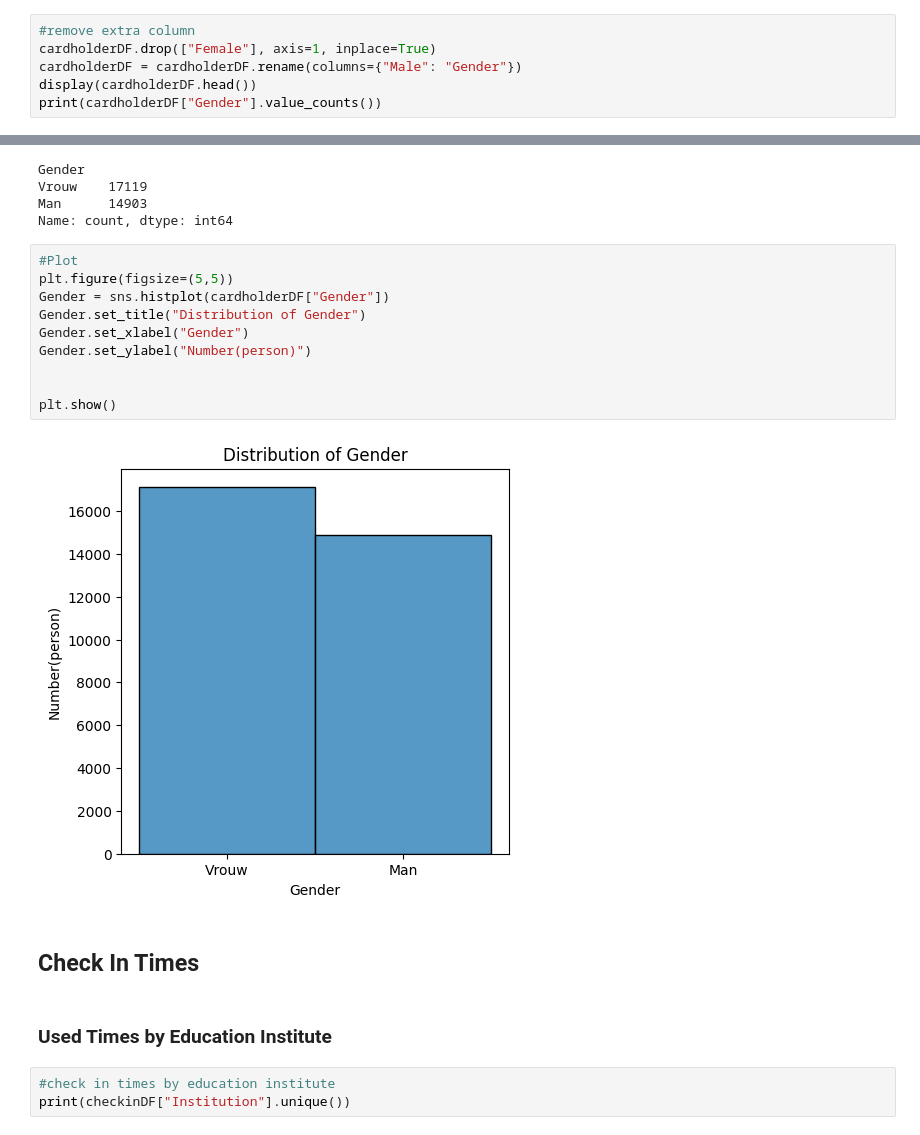
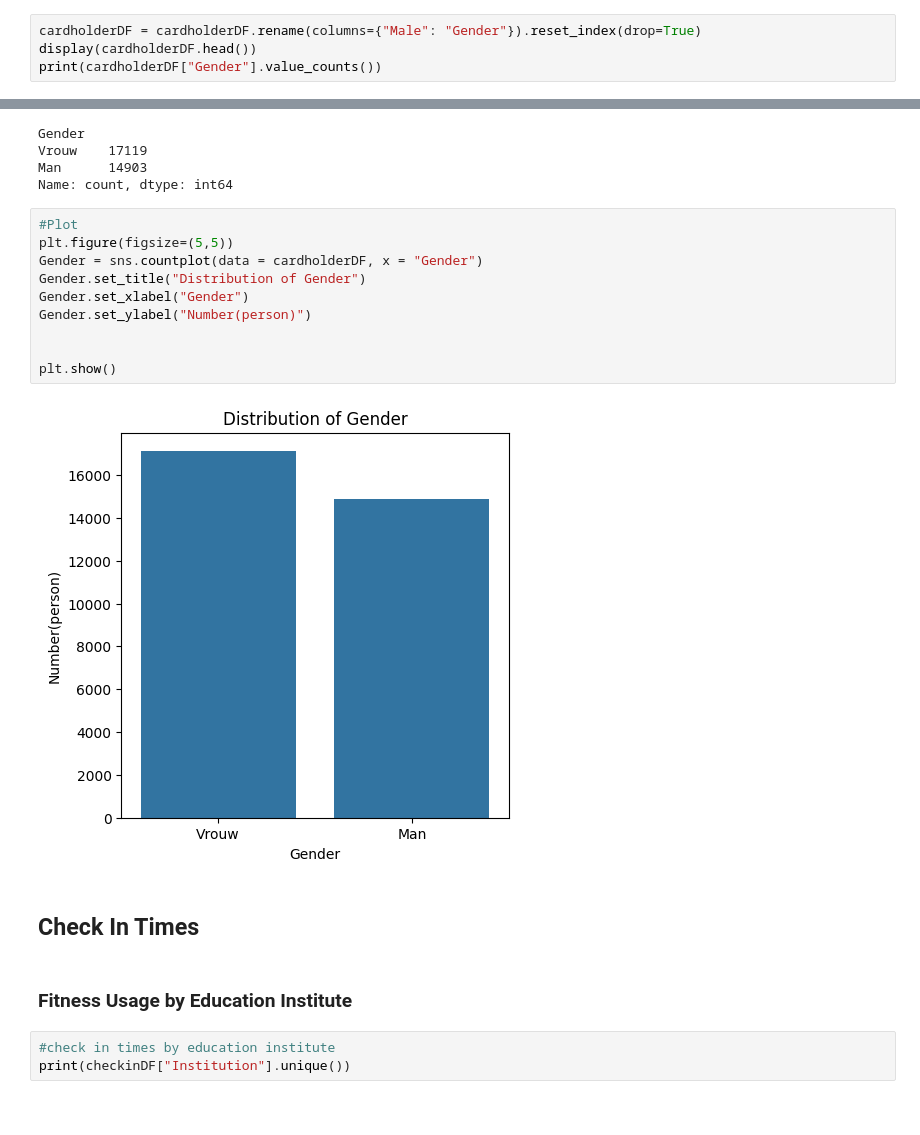
Before and after one commit to mingming2-alya/Business-Analyzing-with-ACLO, a Jupyter notebook: ACLO.ipynb, the cells around one changed output, grey strips where cells are left out. Cells and saved outputs as stored; diff of their text form.

```diff
--- a/ACLO.ipynb
+++ b/ACLO.ipynb
@@ -218,7 +202,5 @@ display(cardholderDF.head())
 # %%
-#remove extra column
-cardholderDF.drop(["Female"], axis=1, inplace=True)
-cardholderDF = cardholderDF.rename(columns={"Male": "Gender"})
+cardholderDF = cardholderDF.rename(columns={"Male": "Gender"}).reset_index(drop=True)
 display(cardholderDF.head())
 print(cardholderDF["Gender"].value_counts())
 # %% [output]
@@ -235,19 +217,19 @@ Name: count, dtype: int64
 # %%
 #Plot
 plt.figure(figsize=(5,5))
-Gender = sns.histplot(cardholderDF["Gender"])
+Gender = sns.countplot(data = cardholderDF, x = "Gender")
 Gender.set_title("Distribution of Gender")
 Gender.set_xlabel("Gender")
 Gender.set_ylabel("Number(person)")
 
 
 plt.show()
 # %% [output]
-[figure, old version]
+[figure, new version]
 # %% [markdown]
 ## Check In Times
 # %% [markdown]
-### Used Times by Education Institute
+### Fitness Usage by Education Institute
 # %%
 #check in times by education institute
 print(checkinDF["Institution"].unique())
```
Also changed, not shown: parts of 30 cells of this notebook.
